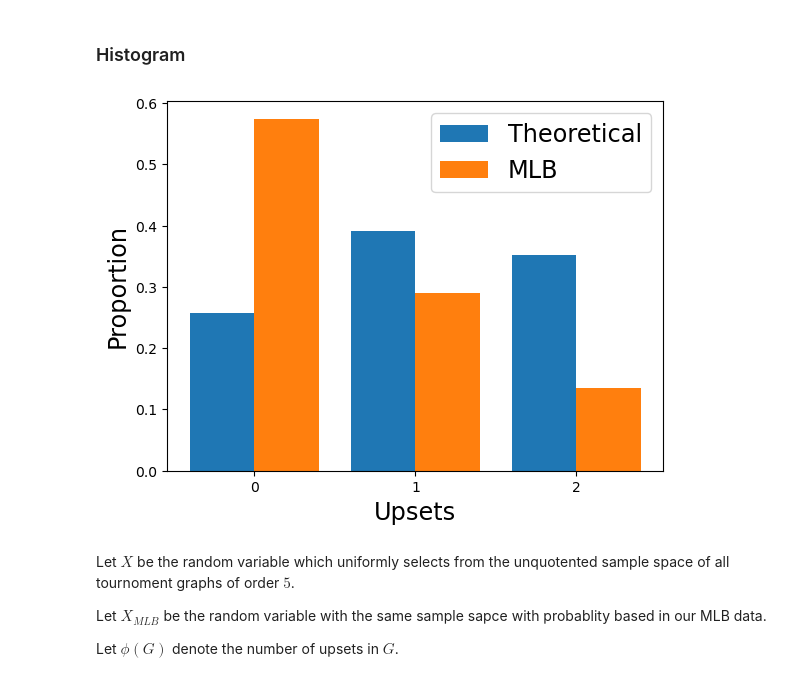
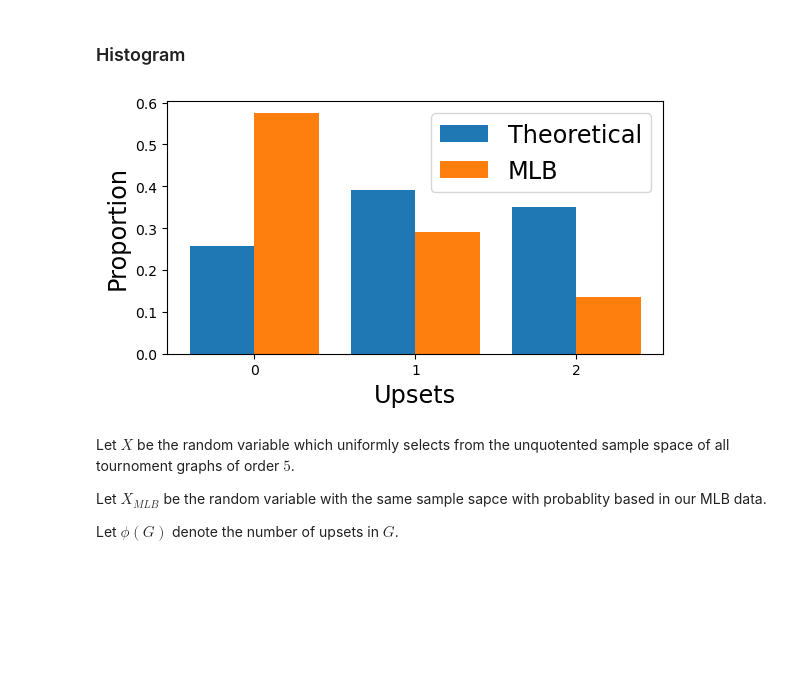
Before and after one commit to MDKattner/IML-Predictablity-In-Sports, a Jupyter notebook: src/plots.ipynb, the cells around one changed output. Drawn from its saved outputs; the diff is of its cells as text; code cells hidden in the pictures; blank space fills up the shorter version.

Commit message:
Created new plots

```diff
--- a/src/plots.ipynb
+++ b/src/plots.ipynb
@@ -134,14 +134,15 @@ for g, n, u in tourny_stats:
 # %%
 import matplotlib.pyplot as plt
 
 plt.hist([full_list_upsets, mlb_upset_list], bins=[-0.5, 0.5, 1.5, 2.5], density=True, label=['Theoretical', 'MLB'], align="mid", rwidth=0.8)
 plt.xticks([0, 1, 2])
 plt.ylabel("Proportion", fontsize='xx-large')
 plt.xlabel("Upsets", fontsize='xx-large')
 plt.legend(loc='upper right', fontsize='xx-large')
 plt.savefig("./Comp-MLB.png")
+plt.gca().set_aspect(2.6)
 # %% [output]
-[figure, old version]
+[figure, new version]
 # %% [markdown]
 Let $X$ be the random variable which uniformly selects from the unquotented sample space of all tournoment graphs of order $5$.
 
```
Also changed, not shown: 1 other file.
